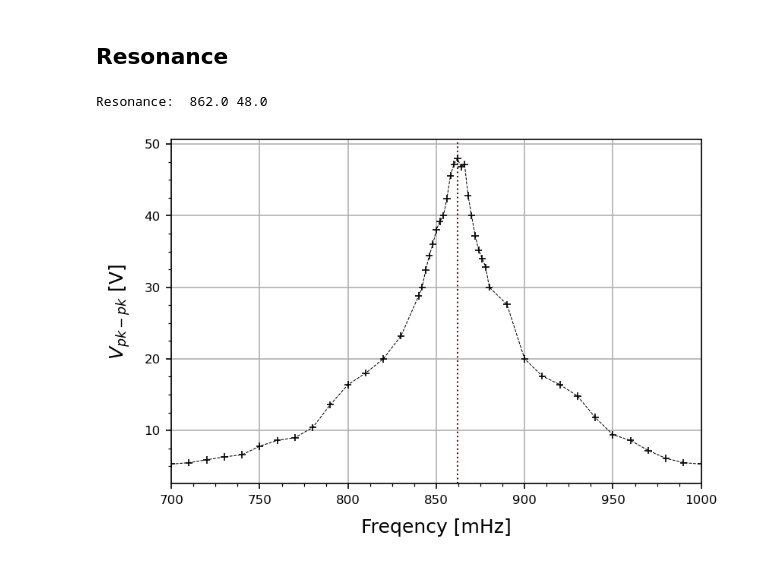
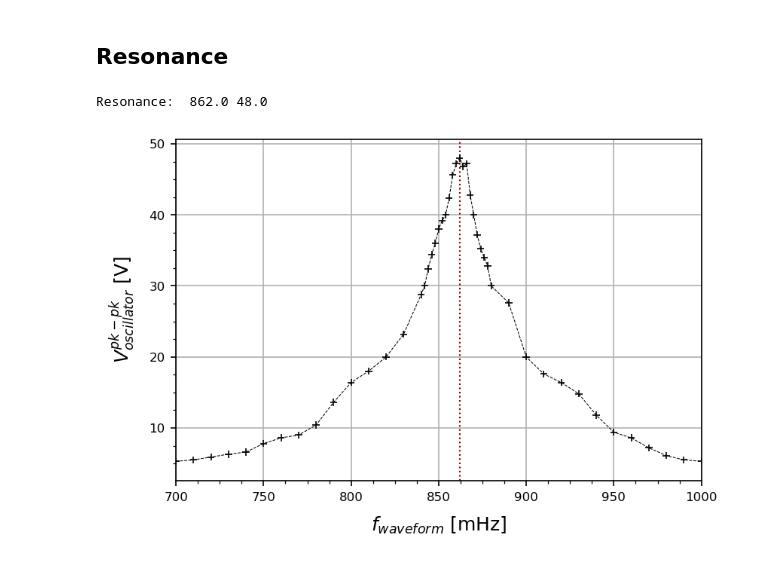
Before and after one commit to parallax-xallaraq/PHSX616, a Jupyter notebook: Lab3 - Torsional Oscillator/Code/Basic.ipynb, the cells around one changed output. Saved outputs shown, nothing was run; the diff lists cells and outputs as text; code cells hidden in the pictures.

Commit message:
fix axis and save location

```diff
--- a/Lab3 - Torsional Oscillator/Code/Basic.ipynb
+++ b/Lab3 - Torsional Oscillator/Code/Basic.ipynb
@@ -71,22 +71,22 @@ def PlotXmanyY(
 # %%
 yRes = max(tables['Resonance']['Max pk-pk [V]'])
 xRes = tables['Resonance']['Freqency [mHz]'] [ np.where(tables['Resonance']['Max pk-pk [V]'] == yRes) [0][0] ]
 print('Resonance: ', xRes, yRes)
 
 PlotXmanyY(
     x = tables['Resonance']['Freqency [mHz]'],
     y  = [tables['Resonance']['Max pk-pk [V]']],
     yleg = [None],
     c =['k'],
     xerr = 2,    # error on x axis
     yerr = 0.5,    # error on y axis
     xlim = (700,1000),
-    xlab = 'Freqency [mHz]', # label on x axis
-    ylab = '$V_{pk-pk}$ [V]', # label on y axis
+    xlab = '$f_{waveform}$ [mHz]', # label on x axis
+    ylab = '$V_{oscillator}^{pk-pk}$ [V]', # label on y axis
     vlines=[xRes],
     linestyle = '--',   # style of xy curve line
-    fileName = 'resonance_VvsF.png'  # filename to save the figure as
+    fileName = path_fig+'resonance_VvsF.png'  # filename to save the figure as
 )
 # %% [output]
 Resonance:  862.0 48.0
-[figure, old version]
+[figure, new version]
```
Also changed, not shown: 2 other files.
